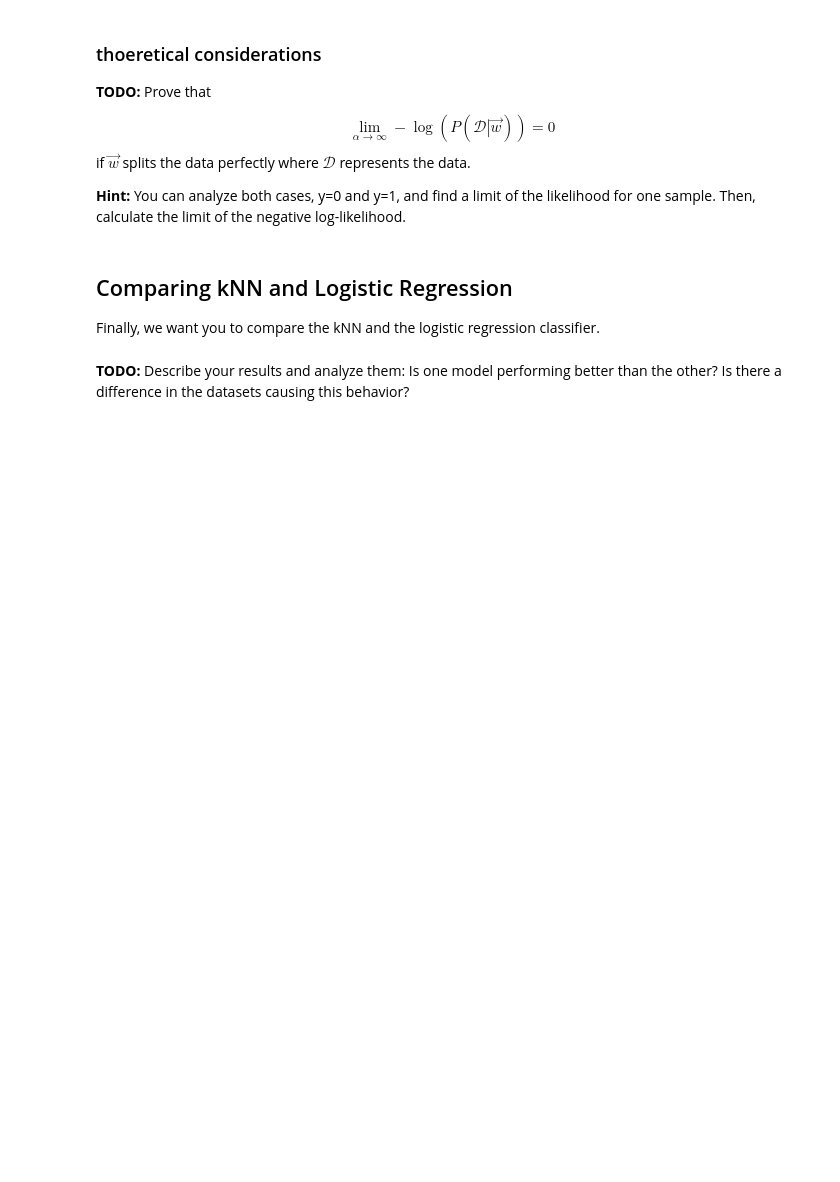
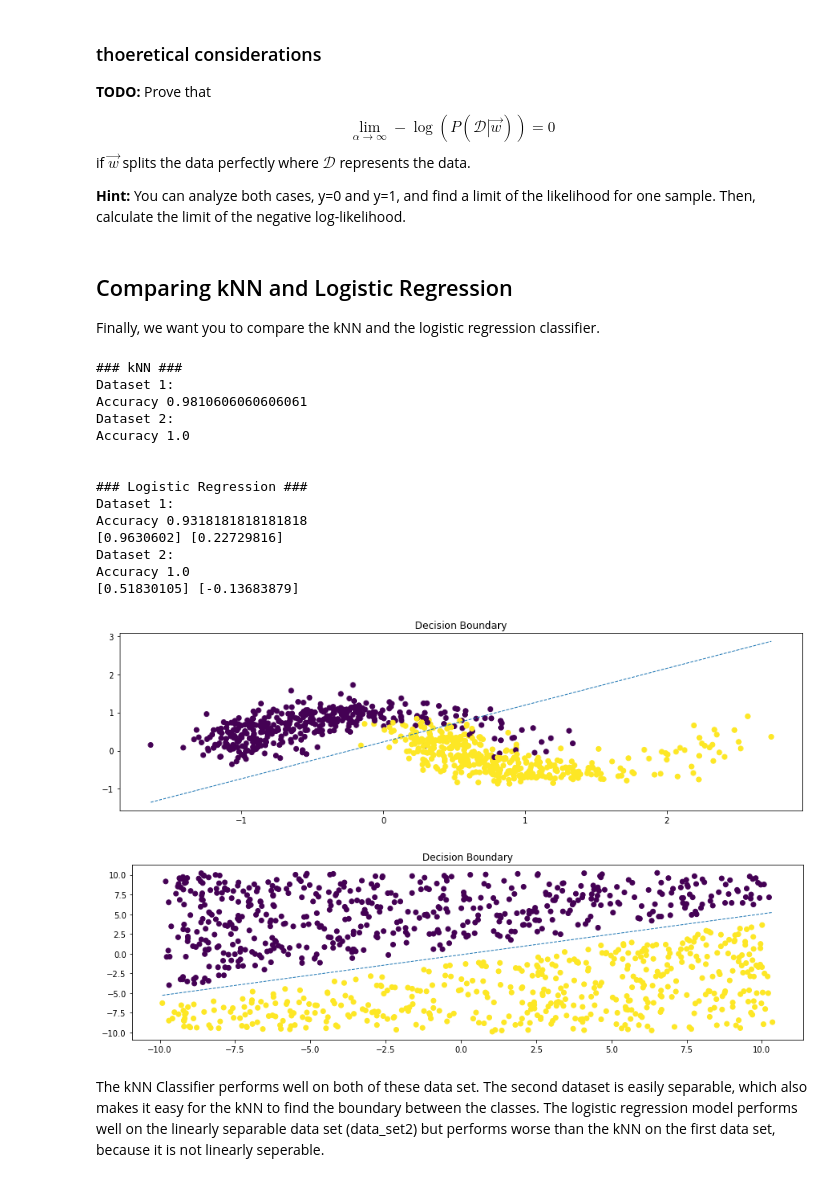
Before and after one commit to mankinskin/ml_projects, a Jupyter notebook: Project1.ipynb, the cells around one changed output. Saved outputs shown, nothing was run; the diff lists cells and outputs as text; code cells hidden in the pictures; blank space fills up the shorter version.

Commit message:
Add comparision between both models

```diff
--- a/Project1.ipynb
+++ b/Project1.ipynb
@@ -106,6 +106,9 @@ def train_and_test_classifier(clf, data_set):
     clf = train_classifier(clf, data_set)
     return test_classifier(clf, data_set)
 
-accuracy = train_and_test_classifier(KNeighborsClassifier(n_neighbors=5), data_set1)
-print(accuracy)
+def test_data_set(clf, data_set):
+    accuracy = train_and_test_classifier(clf, data_set)
+    print(f'Accuracy {accuracy}')
+
+test_data_set(KNeighborsClassifier(n_neighbors=5), data_set1)
 # %% [output]
@@ -235,9 +239,43 @@ Finally, we want you to compare the kNN and the logistic regression classifier.
 # %%
 # TODO: train both kNN and logistic regression on the training set for both datasets.
 #       Evaluate the models using the respective test set.
 # Plot the data and the decision boundary of the classifiers. plot_2d_decisionboundary() in utils.py can be used.
 
 from utils import plot_2d_decisionboundary
 from utils import plot_classification_dataset
+
+print('### kNN ###')
+clf = KNeighborsClassifier(n_neighbors=5)
+print('Dataset 1:')
+test_data_set(clf, data_set1)
+print('Dataset 2:')
+test_data_set(clf, data_set2)
+print('\n')
+
+print('### Logistic Regression ###')
+clf = LogisticRegression()
+print('Dataset 1:')
+test_data_set(clf, data_set1)
+plot_decision_boundary(clf, data_set1)
+print('Dataset 2:')
+test_data_set(clf, data_set2)
+plot_decision_boundary(clf, data_set2)
+# %% [output]
+### kNN ###
+Dataset 1:
+Accuracy 0.9810606060606061
+Dataset 2:
+Accuracy 1.0
+
+
+### Logistic Regression ###
+Dataset 1:
+Accuracy 0.9318181818181818
+[0.9630602] [0.22729816]
+Dataset 2:
+Accuracy 1.0
+[0.51830105] [-0.13683879]
+[figure, added]
+[figure, added]
-# %% [markdown]
-**TODO:** Describe your results and analyze them: Is one model performing better than the other? Is there a difference in the datasets causing this behavior?
+# %% [markdown]
+The kNN Classifier performs well on both of these data set. The second dataset is easily separable, which also makes it easy for the kNN to find the boundary between the classes. The logistic regression model performs well on the linearly separable data set (data_set2) but performs worse than the kNN on the first data set, because it is not linearly seperable.
```
Also changed, not shown: parts of 4 cells of this notebook.
